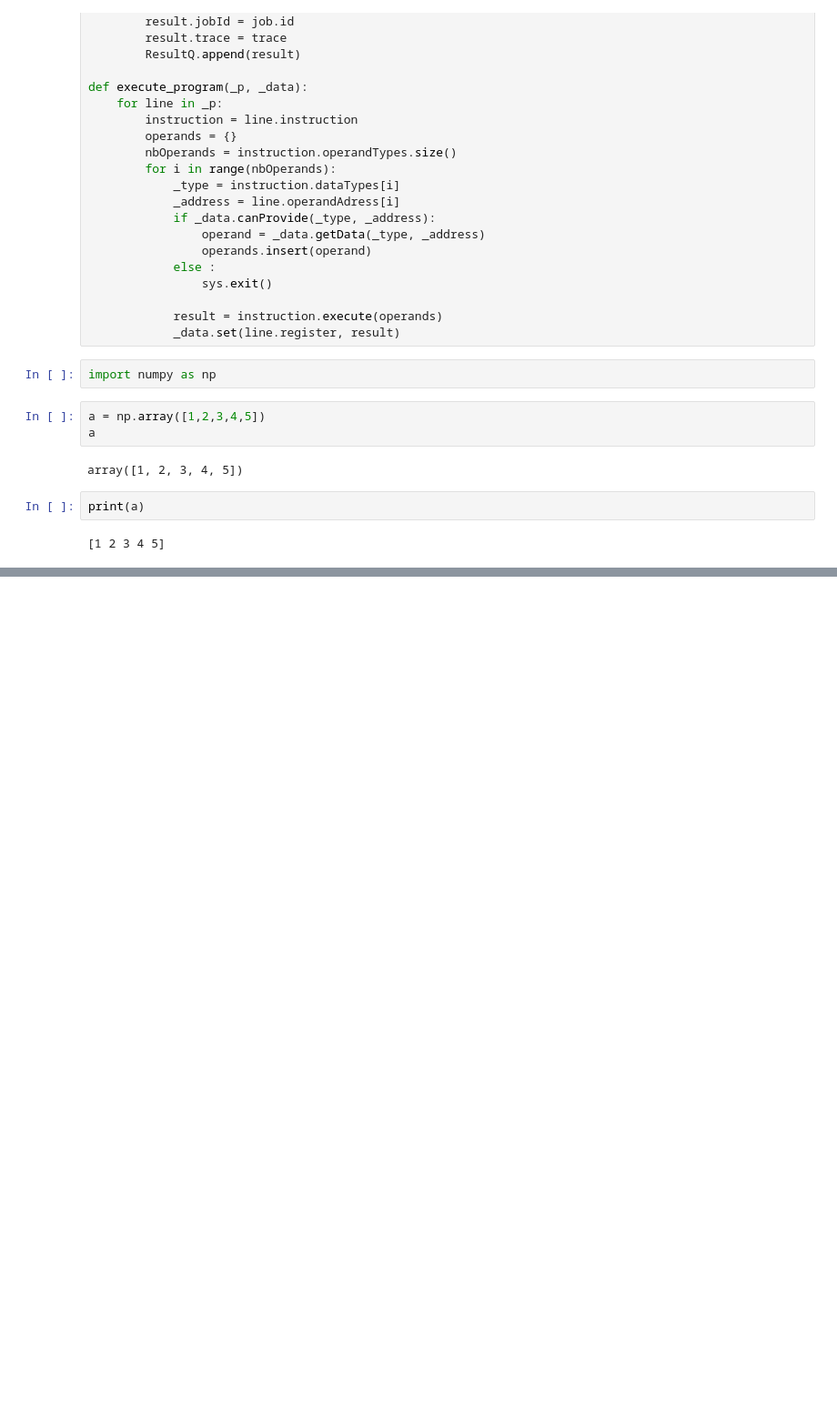
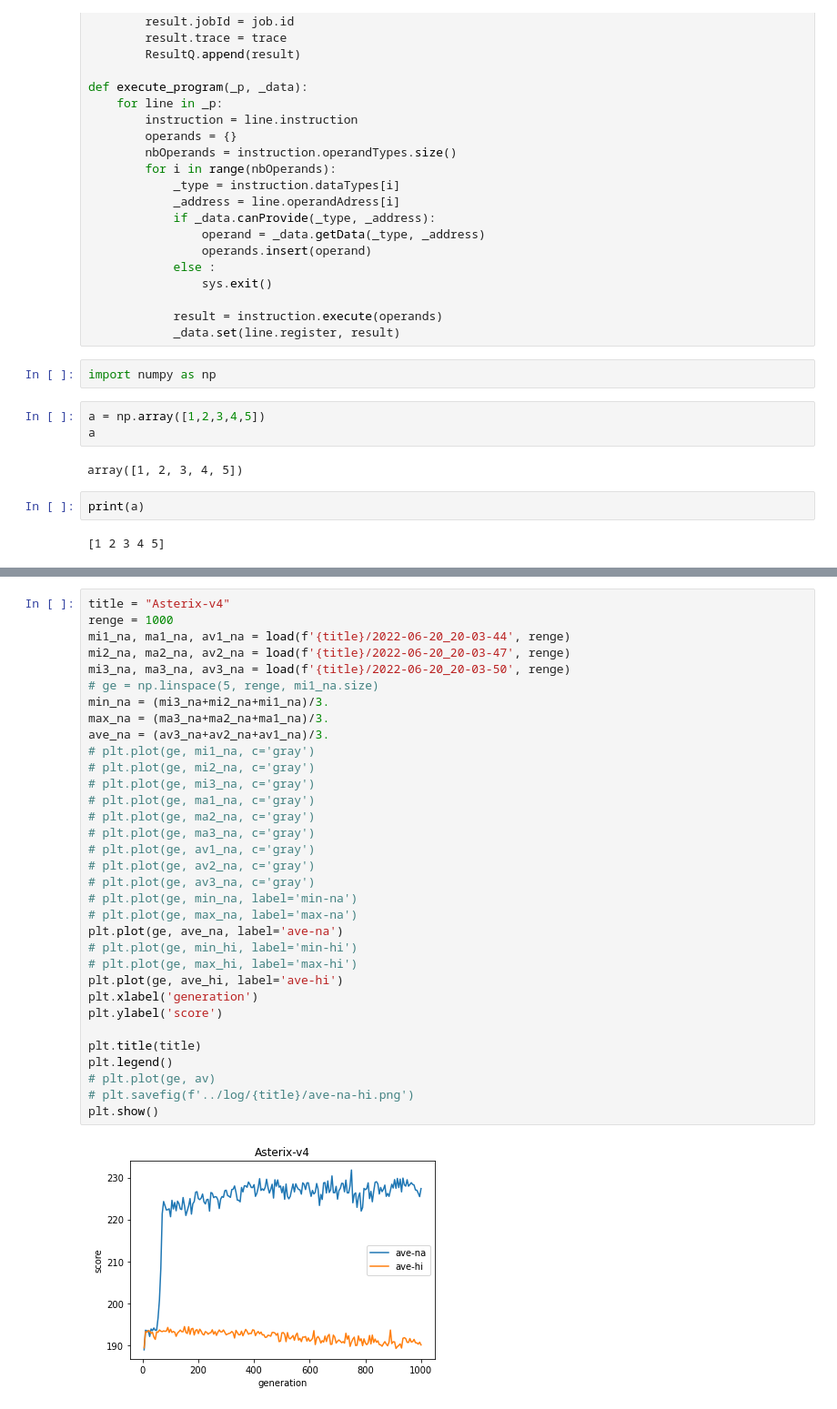
Before and after one commit to oyako-li/TPG, a Jupyter notebook: src/sample.ipynb, the cells around one changed output, grey strips where cells are left out. Shown: that part at 91% size. Drawn from its saved outputs; the diff is of its cells as text; blank space fills up the shorter version.

```diff
--- a/src/sample.ipynb
+++ b/src/sample.ipynb
@@ -250,0 +325,35 @@ print(a)
+# %%
+title = "Asterix-v4"
+renge = 1000
+mi1_na, ma1_na, av1_na = load(f'{title}/2022-06-20_20-03-44', renge)
+mi2_na, ma2_na, av2_na = load(f'{title}/2022-06-20_20-03-47', renge)
+mi3_na, ma3_na, av3_na = load(f'{title}/2022-06-20_20-03-50', renge)
+# ge = np.linspace(5, renge, mi1_na.size)
+min_na = (mi3_na+mi2_na+mi1_na)/3.
+max_na = (ma3_na+ma2_na+ma1_na)/3.
+ave_na = (av3_na+av2_na+av1_na)/3.
+# plt.plot(ge, mi1_na, c='gray')
+# plt.plot(ge, mi2_na, c='gray')
+# plt.plot(ge, mi3_na, c='gray')
+# plt.plot(ge, ma1_na, c='gray')
+# plt.plot(ge, ma2_na, c='gray')
+# plt.plot(ge, ma3_na, c='gray')
+# plt.plot(ge, av1_na, c='gray')
+# plt.plot(ge, av2_na, c='gray')
+# plt.plot(ge, av3_na, c='gray')
+# plt.plot(ge, min_na, label='min-na')
+# plt.plot(ge, max_na, label='max-na')
+plt.plot(ge, ave_na, label='ave-na')
+# plt.plot(ge, min_hi, label='min-hi')
+# plt.plot(ge, max_hi, label='max-hi')
+plt.plot(ge, ave_hi, label='ave-hi')
+plt.xlabel('generation')
+plt.ylabel('score')
+
+plt.title(title)
+plt.legend()
+# plt.plot(ge, av)
+# plt.savefig(f'../log/{title}/ave-na-hi.png')
+plt.show()
+# %% [output]
+[figure, added]
```
Also changed, not shown: parts of 2 cells of this notebook, 18 other files.
